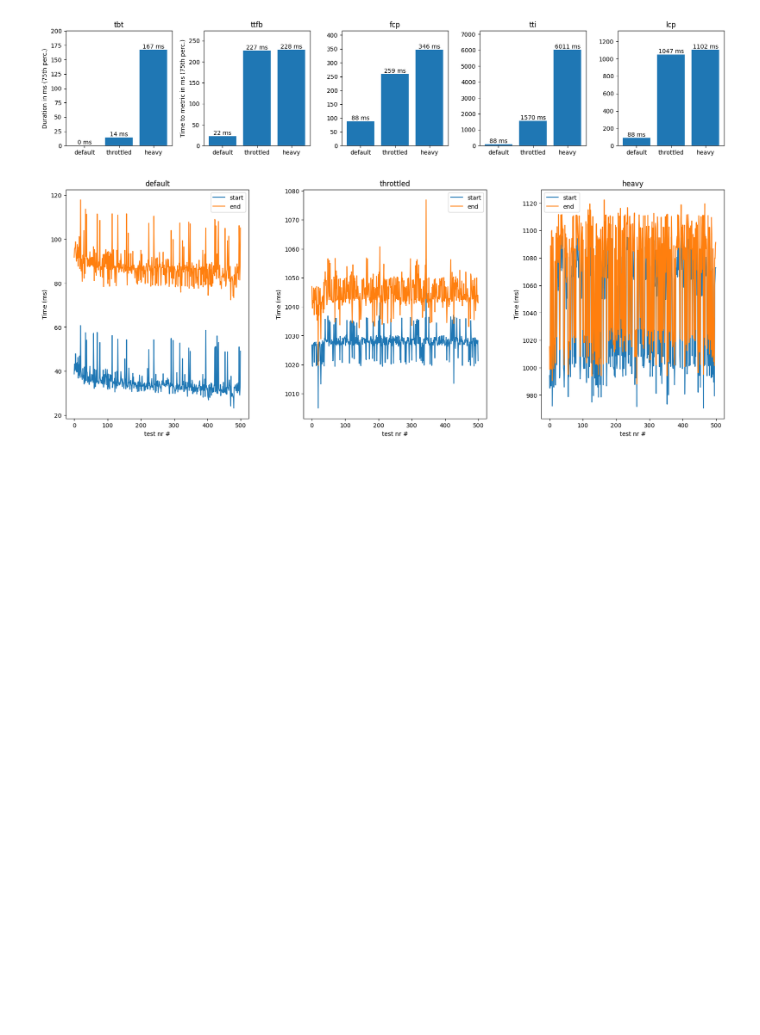
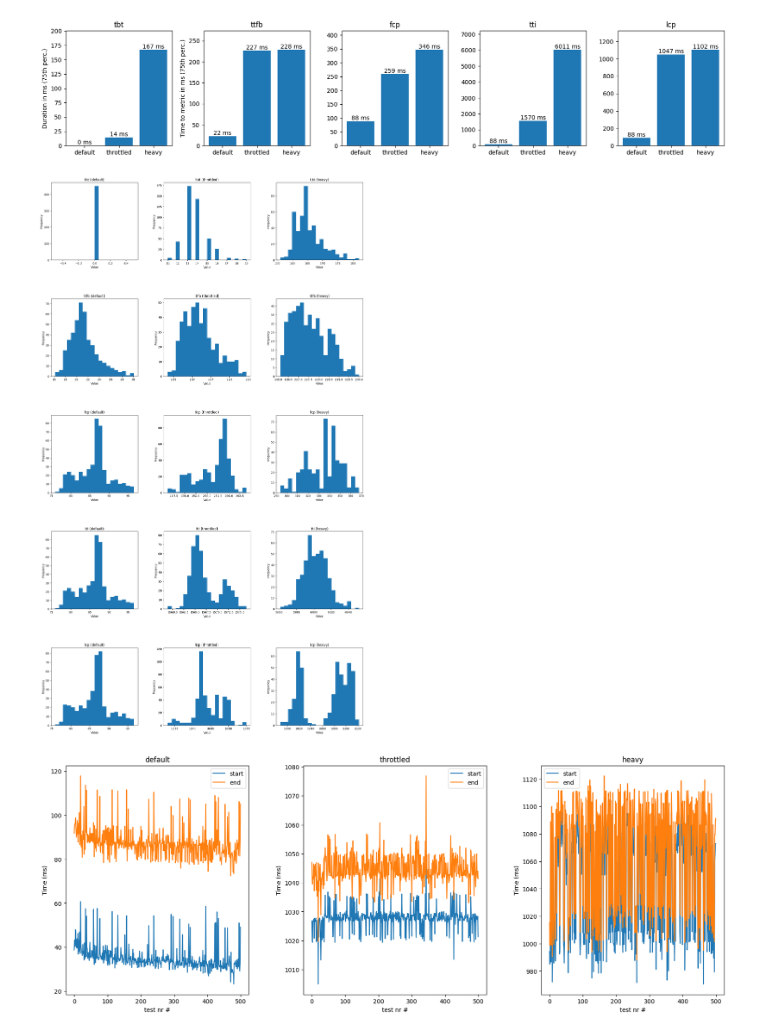
Before and after one commit to Aukevanoost/migrating-stateful-monoliths-to-microfrontends, a Jupyter notebook: analytics/notebooks/core-web-vitals/ssrv/details-sd.ipynb, the cells around one changed output. Drawn from its saved outputs; the diff is of its cells as text; code cells hidden in the pictures; blank space fills up the shorter version.

```diff
--- a/analytics/notebooks/core-web-vitals/ssrv/details-sd.ipynb
+++ b/analytics/notebooks/core-web-vitals/ssrv/details-sd.ipynb
@@ -176,6 +194,22 @@ for idx, feature in enumerate(features):
 plt.show()
 # %% [output]
 [figure]
+# %%
+target_features = ['tbt', 'ttfb', 'fcp', 'tti', 'lcp']
+
+fig, axes = plt.subplots(nrows=len(target_features), ncols=len(dfs.keys()), figsize=(20, 6*len(target_features)))
+plt.subplots_adjust(hspace=0.5, wspace=0.3, top=0.95, bottom=0.05)
+
+for y, f in enumerate(target_features):
+    for x, d in enumerate(dfs.keys()):
+        axes[y, x].hist(dfs[d][f], bins=20)
+        axes[y, x].set_title(f'{f} ({d})')
+        axes[y, x].set_xlabel('Value')
+        axes[y, x].set_ylabel('Frequency')
+
+plt.show()
+# %% [output]
+[figure, added]
 # %%
 det_df = pd.read_csv(f'{path}details/2024-12-17T16:46:34.780Z_details-ssrv-sd.csv', sep=',')
 det_df_t = pd.read_csv(f'{path}details/2024-12-17T18:41:33.550Z_details-ssrv-sd-throttled.csv', sep=',')
```
Also changed, not shown: parts of 1 cell of this notebook, 8 other files.
